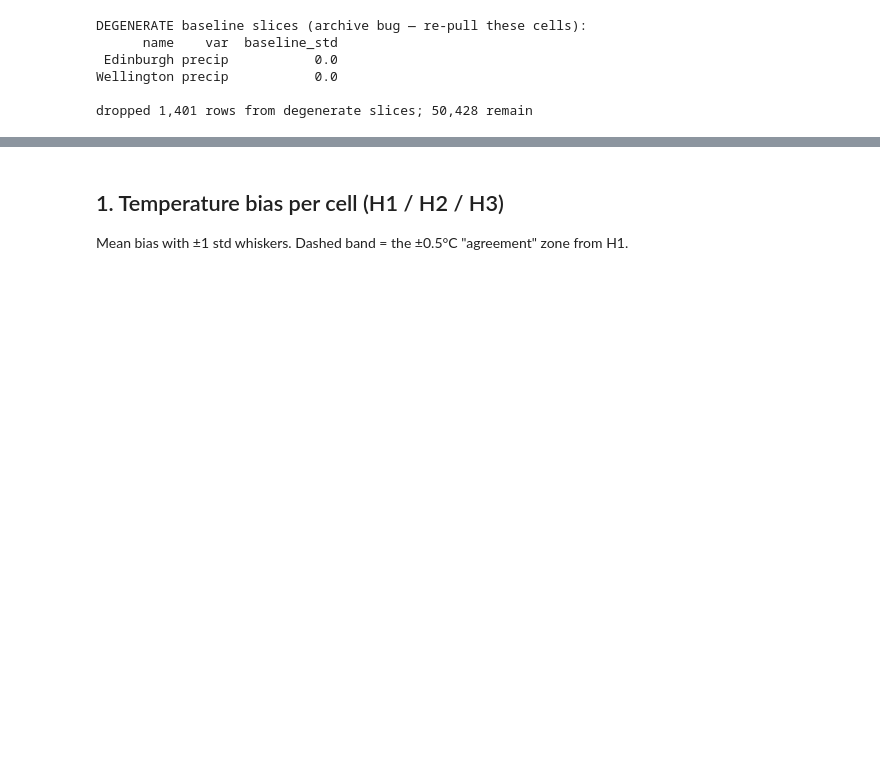
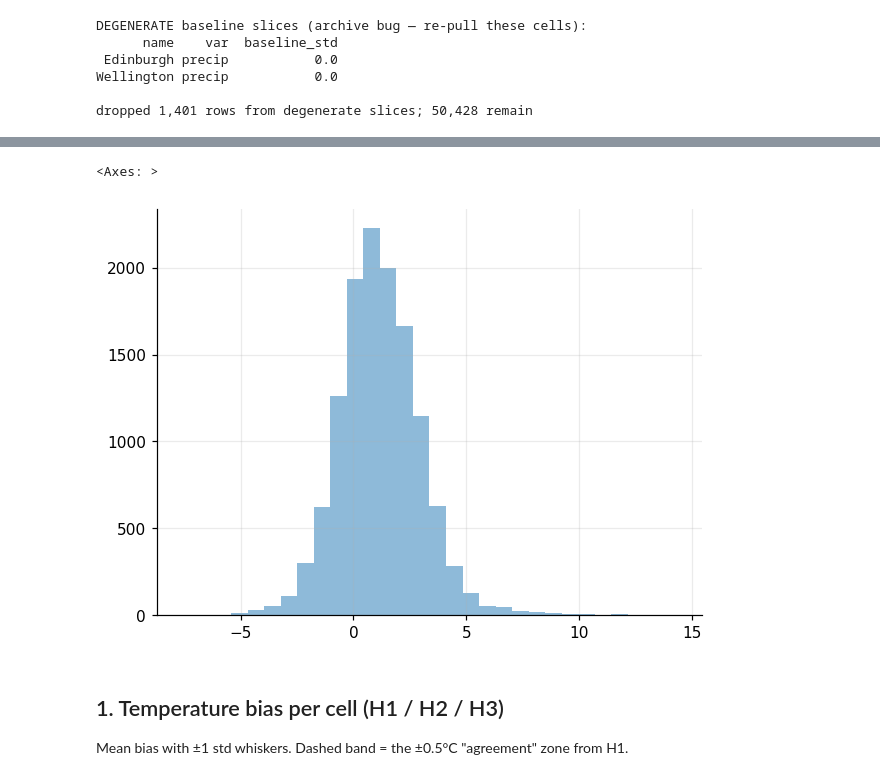
Before and after one commit to theitush/WeatherBaseline, a Jupyter notebook: scripts/bias_study/bias_study.ipynb, the cells around one changed output, grey strips where cells are left out. Saved outputs shown, nothing was run; the diff lists cells and outputs as text; code cells hidden in the pictures; blank space fills up the shorter version.

```diff
--- a/scripts/bias_study/bias_study.ipynb
+++ b/scripts/bias_study/bias_study.ipynb
@@ -104,3 +125,8 @@ dropped 1,401 rows from degenerate slices; 50,428 remain
+# %%
+df[df['var']=='tmax']['diff'].hist(bins=30, alpha=0.5, label='tmax')
+# %% [output]
+<Axes: >
+[figure, added]
 # %% [markdown]
 ## 1. Temperature bias per cell (H1 / H2 / H3)
 Mean bias with ±1 std whiskers. Dashed band = the ±0.5°C "agreement" zone from H1.
```
Also changed, not shown: parts of 1 cell of this notebook.
